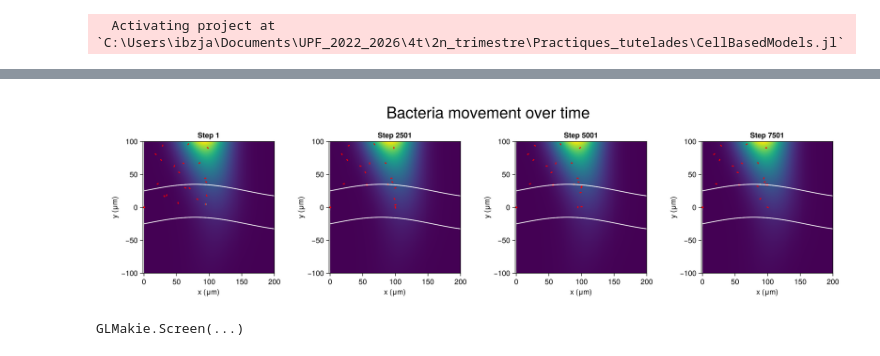
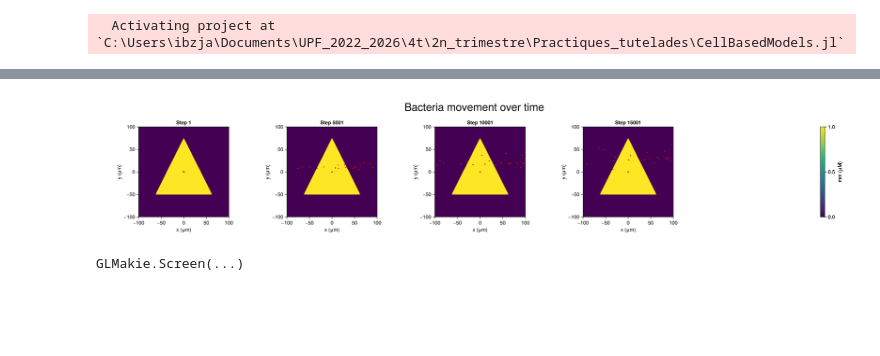
Before and after one commit to jmarib/CellBasedModels.jl, a Jupyter notebook: examples/shapes.ipynb, the cells around one changed output, grey strips where cells are left out. Drawn from its saved outputs; the diff is of its cells as text; code cells hidden in the pictures; blank space fills up the shorter version.

```diff
--- a/examples/shapes.ipynb
+++ b/examples/shapes.ipynb
@@ -346,8 +495,8 @@ com.active .= true
  1
  1
 # %%
-outfile = "canal_test.jld2"
-steps = 10000
+outfile = "triangle_test.jld2"
+steps = 20000
 
 loadToPlatform!(com, preallocateAgents=20)
 # com.mm = zeros(Float64, com.NMedium...)
@@ -370,3 +519,17 @@ jldopen(outfile, "w") do file
 
     end
 end
+# %%
+fig = Figure(size=(900, 600))
+ax = Axis(fig[1,1])
+
+xs = -100:1:100
+ys = -100:1:100
+# width = 1000
+
+# y_center(x) = 50*x
+# x_exit = 0.1
+Z = [triangular_gradient(x, y) for  x in xs, y in ys]
+hm = heatmap!(ax, ys, xs, Z)
+Colorbar(fig[1,2], hm)
+fig
@@ -375,59 +609,62 @@ fig2 = Figure(size=(2100,400))
 
 model_steps = 1:steps
 steps_to_plot = unique(model_steps)[1:round(Int, length(unique(model_steps))/4):end]
-Lx = 200.0
-Ly = 200.0
 
-nx = 300
-ny = 150
-xs = range(0, Lx, length=nx)
-ys = range(-Ly/2, Ly/2, length=ny)
-Z = [mm_field(x, y) for y in ys, x in xs]
+# xs = -100:1:100
+# ys = -100:1:100
+
+# Z = [mm_field_canal_horizontal(x, y) for  x in xs, y in ys]
+xs = range(-100, 100, length=200)
+ys = range(-100, 100, length=200)
+
+# Evaluate mask
+Z = [in_triangle(x, y, -50, 0, 125.0) ? 1.0 : 0.0 for y in ys, x in xs]
 
 xline = xs
-upper = [y_center(x) + width/2 for x in xs]
-lower = [y_center(x) - width/2 for x in xs]
+upper = fill(25, length(xs))
+lower = fill(-25, length(xs))
 
-jldopen("canal_test.jld2", "r") do file
+jldopen("triangle_test.jld2", "r") do file
     for (j, step) in enumerate(steps_to_plot)
 
-        x = Vector{Float64}(undef, 21)
-        y = Vector{Float64}(undef, 21)
+        x = Vector{Float64}(undef, 20)
+        y = Vector{Float64}(undef, 20)
 
         ax = Axis(fig2[1, 1*j-1], aspect=1, title="Step $step",  xlabel="x (μm)", ylabel="y (μm)")
 
         g = file[@sprintf("step_%06d", step)]
 
         hm = heatmap!(ax, xs, ys, Z)
-        # Colorbar(fig2[1, 5], hm, label="mm (μM)")
+        Colorbar(fig2[1, 5], hm, label="mm (μM)")
 
 
         x = g["x"]
         y = g["y"]
         theta = g["theta"]
         l = 3
-
-        scatter!(ax, x[1], y[1], color=:cyan, markersize=5, label="Source")
 
         # Compute rod endpoints
         xs1 = x .+ l ./ 2 .* cos.(theta)
         ys1 = y .+ l ./ 2 .* sin.(theta)
         xs2 = x .- l ./ 2 .* cos.(theta)
         ys2 = y .- l ./ 2 .* sin.(theta)
 
         for i in 1:length(x)
             linesegments!([Point2f(x[i], y[i]), Point2f(xs1[i], ys1[i])], color=:red, linewidth=2)
             linesegments!([Point2f(x[i], y[i]), Point2f(xs2[i], ys2[i])], color=:red, linewidth=2)
         end
-        lines!(ax, xline, upper, color=:white)
-        lines!(ax, xline, lower, color=:white)
+        # lines!(ax, xline, upper, color=:white)
+        # lines!(ax, xline, lower, color=:white)
+
+        xlims!(ax, -100, 100)
+        ylims!(ax, -100, 100)
 
     end
 end
 
 supertitle  = Label(fig2[0, :], "Bacteria movement over time", fontsize = 30)
 
 display(fig2)
 # %% [output]
-[figure, old version]
+[figure, new version]
 GLMakie.Screen(...)
```
Also changed, not shown: parts of 16 cells of this notebook, 3 other files.
